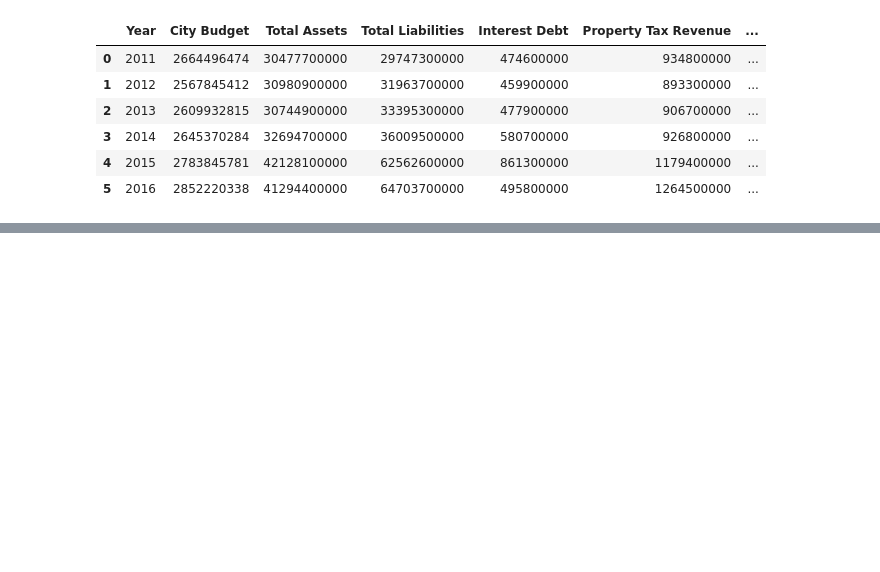
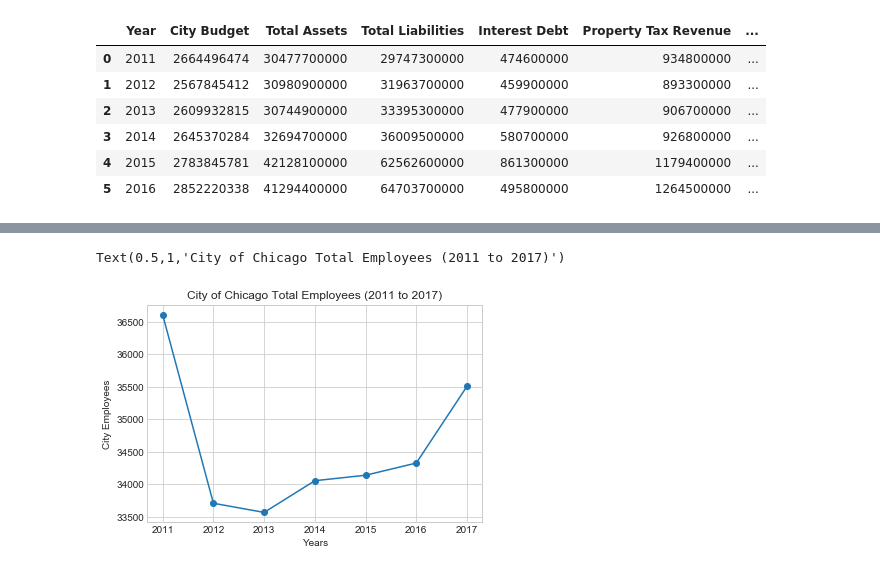
Before and after one commit to Tintin577/chicago_financials, a Jupyter notebook: Project_1_csv.ipynb, the cells around one changed output, grey strips where cells are left out. Cells and saved outputs as stored; diff of their text form; code cells hidden in the pictures; blank space fills up the shorter version.

```diff
--- a/Project_1_csv.ipynb
+++ b/Project_1_csv.ipynb
@@ -209,0 +413,15 @@ diff_budgets
+# %%
+city_employees = []
+
+for year in years:
+
+    city_employees.append(dep_count[f"{year} Dept Total Employees"].sum())
+
+plt.plot(years, city_employees, marker='o')
+
+plt.ylabel("City Employees")
+plt.xlabel("Years")
+plt.title("City of Chicago Total Employees (2011 to 2017)")
+# %% [output]
+Text(0.5,1,'City of Chicago Total Employees (2011 to 2017)')
+[figure, added]
```
Also changed, not shown: parts of 17 cells of this notebook, 2 other files.
